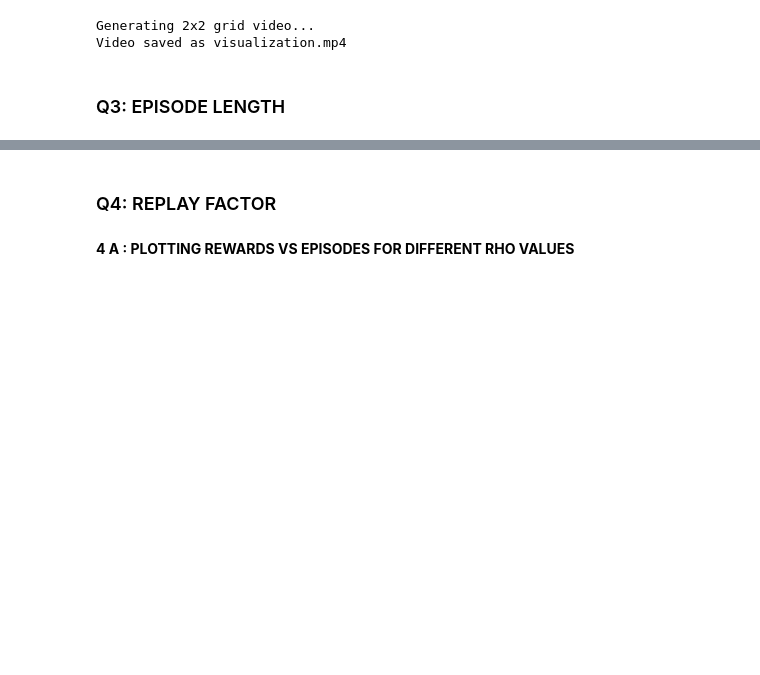
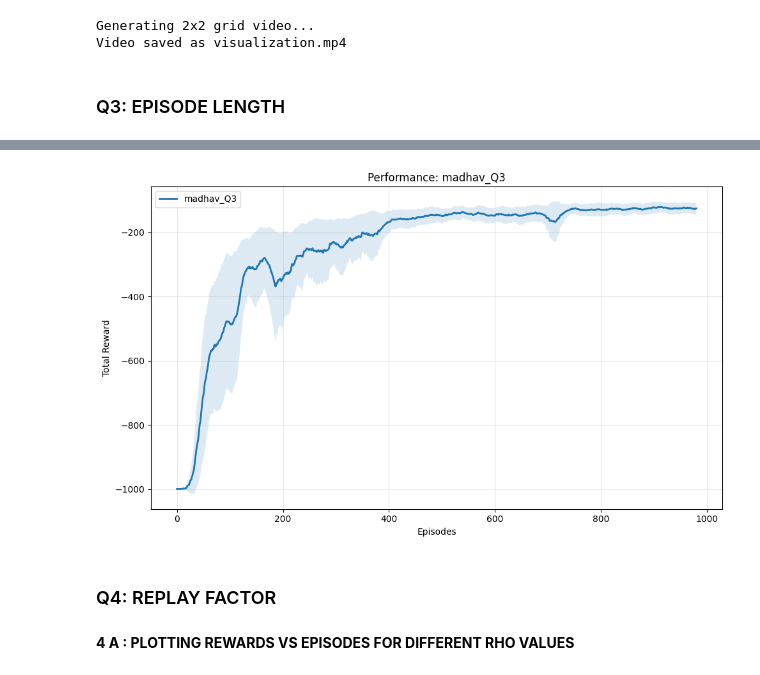
Before and after one commit to Maddy-1111/Reinforcement-Learning, a Jupyter notebook: Assignment 2/PA2.ipynb, the cells around one changed output, grey strips where cells are left out. Cells and saved outputs as stored; diff of their text form; code cells hidden in the pictures; blank space fills up the shorter version.

```diff
--- a/Assignment 2/PA2.ipynb
+++ b/Assignment 2/PA2.ipynb
@@ -363,3 +367,7 @@ MAX_STEPS = 2000            # resetting back to original value for further exper
+# %%
+plot_results(data, "madhav_Q3", filters={"max_steps": 1000})
+# %% [output]
+[figure, added]
 # %% [markdown]
 ### Q4: REPLAY FACTOR
 # %% [markdown]
```
Also changed, not shown: parts of 2 cells of this notebook.
